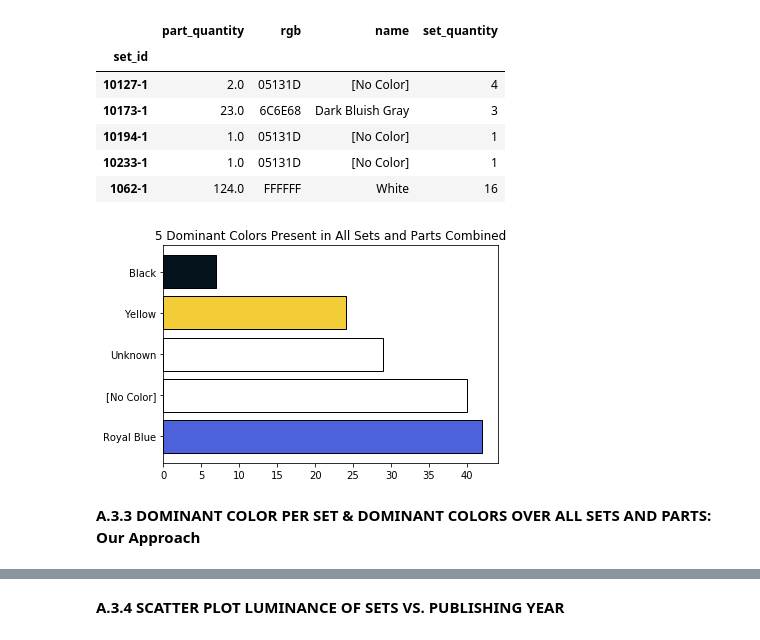
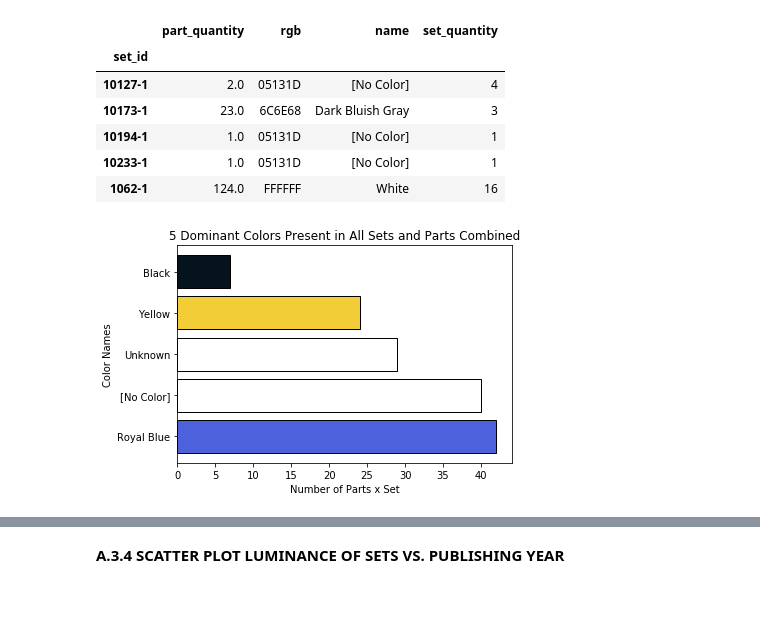
Before and after one commit to vancauwe/my_ADA, a Jupyter notebook: HM1 -Pandas and Data Wrangling/Exercise 1 PartAFinished.ipynb, the cells around one changed output, grey strips where cells are left out. Saved outputs shown, nothing was run; the diff lists cells and outputs as text; code cells hidden in the pictures; blank space fills up the shorter version.

```diff
--- a/HM1 -Pandas and Data Wrangling/Exercise 1 PartAFinished.ipynb
+++ b/HM1 -Pandas and Data Wrangling/Exercise 1 PartAFinished.ipynb
@@ -600,22 +637,22 @@ ColorInASet.head()
 # %%
 #We aggregate by color name and by set quantity to get the overall dominant colors
 
 #We consider that for each number of sets there are its corresponding pieces
 ColorInASet['total_pondering']=ColorInASet['part_quantity']*ColorInASet['set_quantity']
 AllColors=ColorInASet.groupby('name').agg(({'total_pondering':'count','rgb':'min'}))
 AllColors=AllColors.sort_values(by=['total_pondering'], ascending=False)
 DominantColors=AllColors[0:5]
 
 #Here an extension would be to clean the RGB data to check if No Color or Unknown could correspond to a color
 #Since this is not asked, we have chosen to represent their neutrality by making them "white"
 DominantColors['rgb'][1:3]='ffffff'
 rgb_colors=DominantColors['rgb']
 barchart=plt.barh(DominantColors.index, DominantColors['total_pondering'], \
                  color=rgb_colors.apply(lambda x: '#{}'.format(x)),edgecolor='black')
 
 plt.title('5 Dominant Colors Present in All Sets and Parts Combined')
+plt.xlabel('Number of Parts x Set')
+plt.ylabel('Color Names')
 plt.show()
 # %% [output]
-[figure, old version]
+[figure, new version]
-# %% [markdown]
-**A.3.3 DOMINANT COLOR PER SET & DOMINANT COLORS OVER ALL SETS AND PARTS: Our Approach**
```
Also changed, not shown: parts of 11 cells of this notebook, 3 other files.
